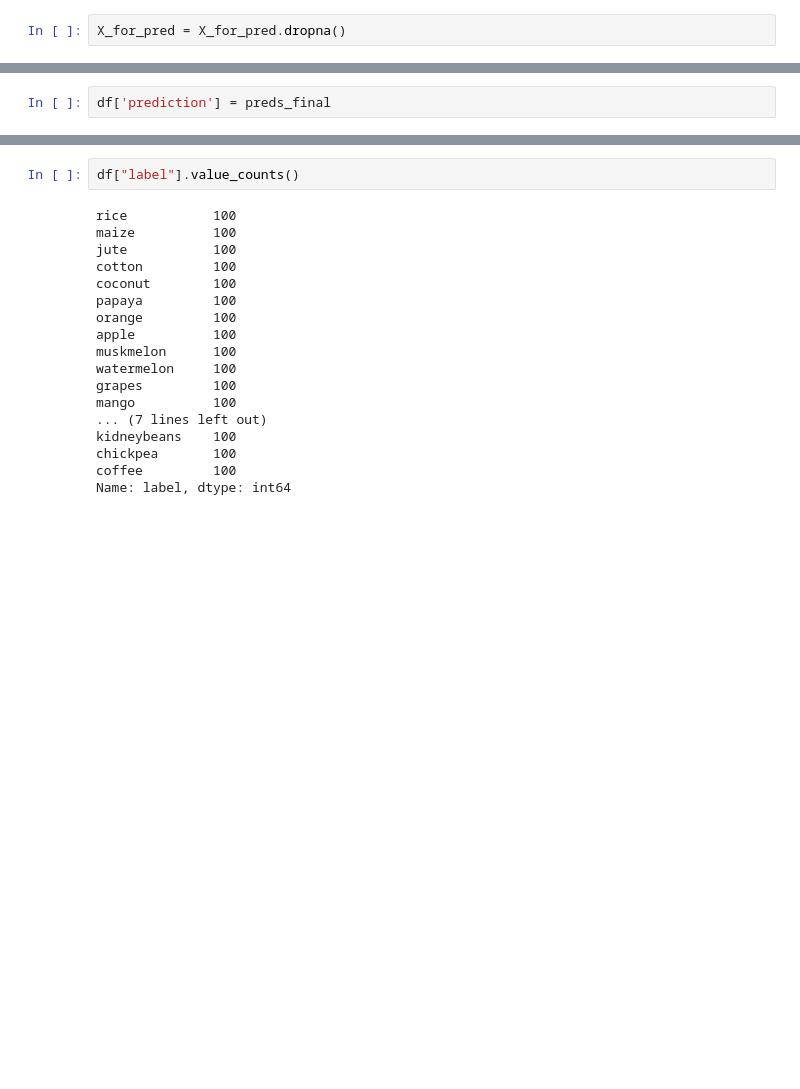
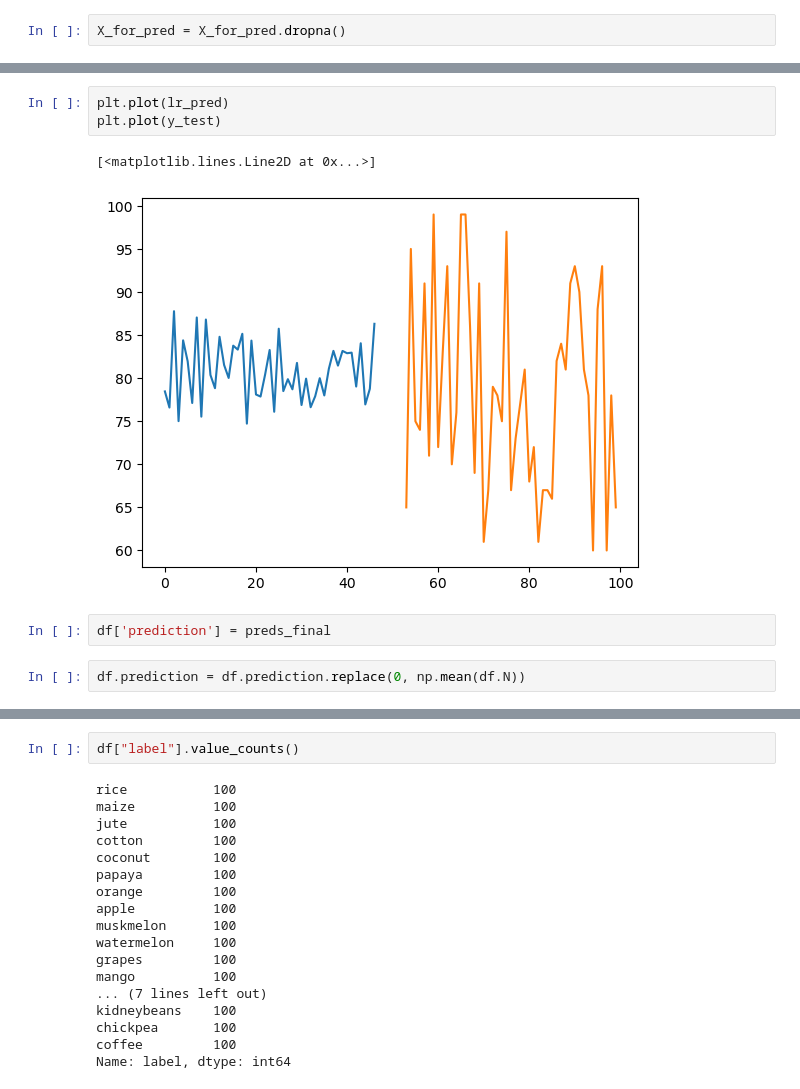
Before and after one commit to PierreAntoineClouzeau01/iot_project, a Jupyter notebook: data-loader.ipynb, the cells around one changed output, grey strips where cells are left out. Drawn from its saved outputs; the diff is of its cells as text; blank space fills up the shorter version.

```diff
--- a/data-loader.ipynb
+++ b/data-loader.ipynb
@@ -75,5 +117,13 @@ for i in range(2):
+# %%
+plt.plot(lr_pred)
+plt.plot(y_test)
+# %% [output]
+[<matplotlib.lines.Line2D at 0x...>]
+[figure, added]
 # %%
 df['prediction'] = preds_final
+# %%
+df.prediction = df.prediction.replace(0, np.mean(df.N))
 # %%
 df
 # %% [output]
```
Also changed, not shown: parts of 11 cells of this notebook.
